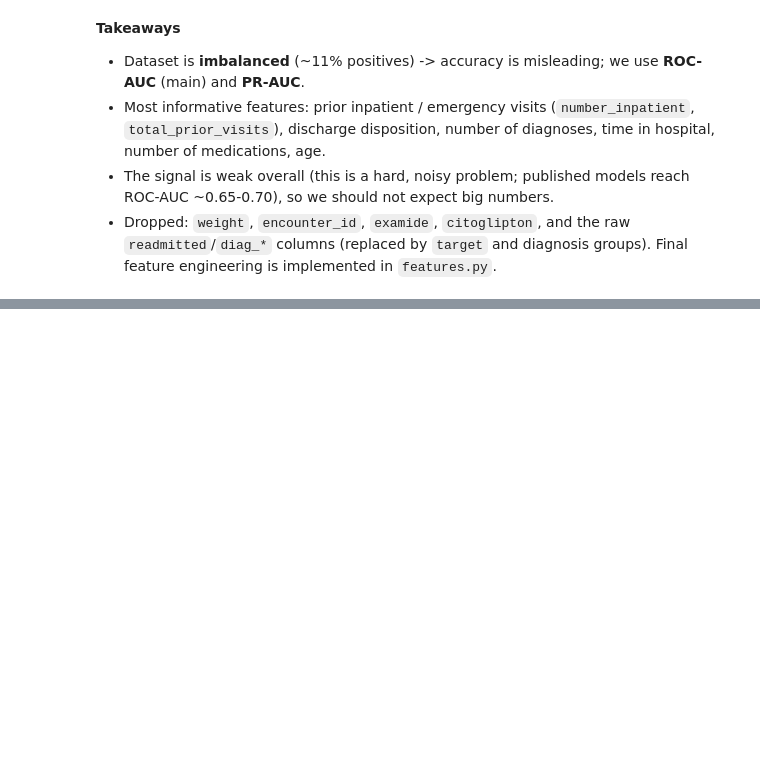
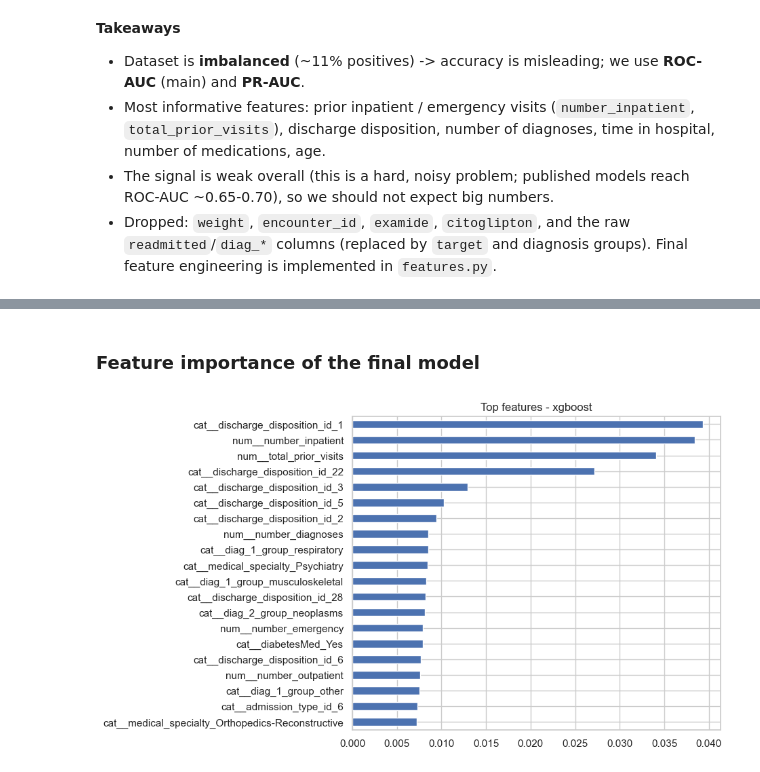
Before and after one commit to Haish4/diabetes-readmission, a Jupyter notebook: notebook.ipynb, the cells around one changed output, grey strips where cells are left out. Cells and saved outputs as stored; diff of their text form; code cells hidden in the pictures; blank space fills up the shorter version.

Commit message:
Add modeling, tuning and final evaluation to notebook

```diff
--- a/notebook.ipynb
+++ b/notebook.ipynb
@@ -230,0 +307,9 @@ plt.show()
+# %%
+rf_space = dict(n_estimators=[200, 300], max_depth=[8, 12, 16, 24], min_samples_leaf=[5, 10, 20, 50],
+                max_features=["sqrt", 0.3], class_weight=[None, "balanced_subsample"])
+rf_res = []
+for i, p in enumerate(ParameterSampler(rf_space, n_iter=10, random_state=1)):
+    _, r = evaluate(RandomForestClassifier(**p, n_jobs=-1, random_state=1), f"rf {i}")
+    r.update(p); rf_res.append(r)
+rf_df = pd.DataFrame(rf_res).sort_values("val_roc_auc", ascending=False)
+rf_df
@@ -230,0 +422,9 @@ plt.show()
+# %%
+pipe, p = fitted[winner]
+order = np.argsort(-p)
+yt = y_test.values[order]
+rows = []
+for k in [0.05, 0.1, 0.2, 0.3]:
+    n = int(len(yt) * k)
+    rows.append(dict(flagged=f"top {int(k*100)}%", precision=yt[:n].mean(), recall=yt[:n].sum() / yt.sum(), lift=yt[:n].mean() / yt.mean()))
+pd.DataFrame(rows).round(3)
@@ -230,0 +437,16 @@ plt.show()
+# %% [markdown]
+### Feature importance of the final model
+# %%
+if winner == "xgboost":
+    names = pipe.named_steps["pre"].get_feature_names_out()
+    imp = pd.Series(pipe.named_steps["clf"].feature_importances_, index=names).sort_values(ascending=False)
+elif winner == "random forest":
+    names = pipe.named_steps["pre"].get_feature_names_out()
+    imp = pd.Series(pipe.named_steps["clf"].feature_importances_, index=names).sort_values(ascending=False)
+else:
+    names = pipe.named_steps["pre"].get_feature_names_out()
+    imp = pd.Series(np.abs(pipe.named_steps["clf"].coef_[0]), index=names).sort_values(ascending=False)
+imp.head(20).sort_values().plot.barh(figsize=(7, 6), title=f"Top features - {winner}")
+plt.show()
+# %% [output]
+[figure, added]
```
Also changed, not shown: parts of 19 cells of this notebook.
